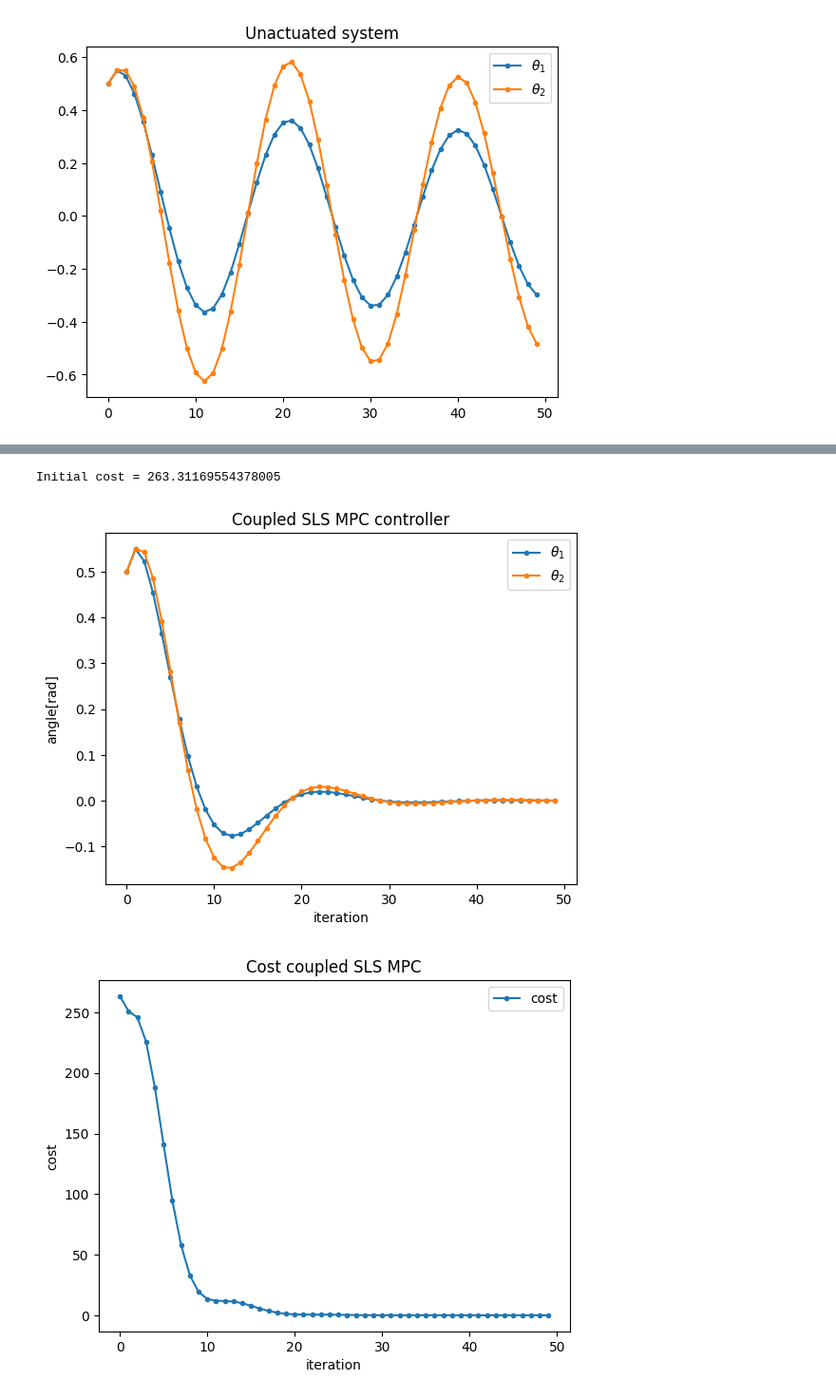
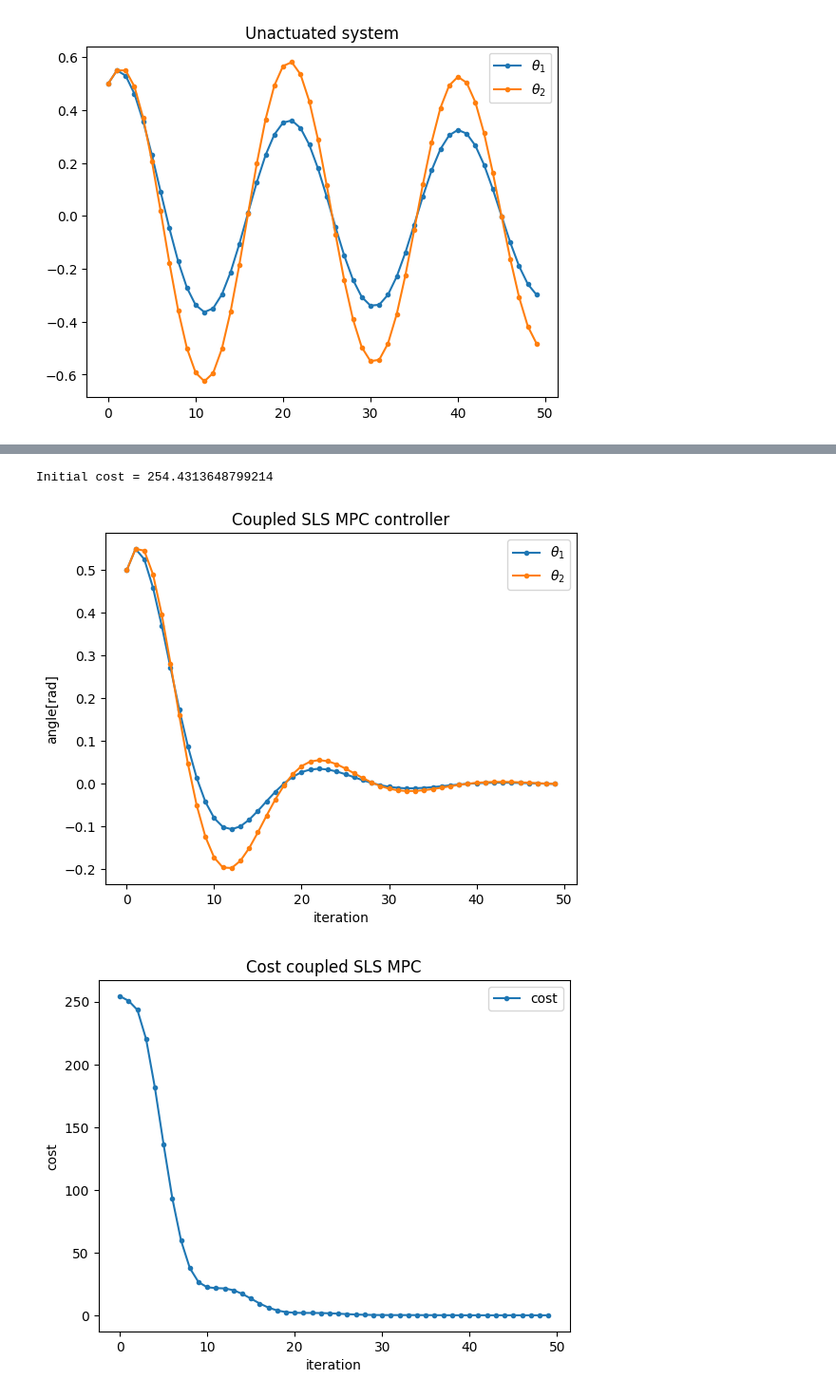
Before and after one commit to vateseif/lmpc-py, a Jupyter notebook: src/dlmpc.ipynb, the cells around one changed output, grey strips where cells are left out. Shown at 95% size. Saved outputs shown, nothing was run; the diff lists cells and outputs as text; code cells hidden in the pictures.

```diff
--- a/src/dlmpc.ipynb
+++ b/src/dlmpc.ipynb
@@ -83,13 +83,13 @@ x_mpc[0] = x0.T
 
 for t in range(Tsim-1):
   # define optim variables
-  x = cp.Variable((NX, T))
-  u = cp.Variable((NU, T-1))
+  x = cp.Variable((NX, T+1))
+  u = cp.Variable((NU, T))
   # define objective
-  objective = cp.Minimize(sum([cp.quad_form(x[:, i], Qq) + cp.quad_form(u[:, i], Ss) for i in range(T-1)]))
+  objective = cp.Minimize(sum([cp.quad_form(x[:, i], Qq) + cp.quad_form(u[:, i], Ss) for i in range(T)]))
   # define constraints
   constraints = [x[:, 0] == x_mpc[t].T.squeeze()]  # initial condition
-  constraints += [x[:, i+1] == A @ x[:, i] + B @ u[:, i] for i in range(T-1)]
+  constraints += [x[:, i+1] == A @ x[:, i] + B @ u[:, i] for i in range(T)]
   constraints += [x[:, -1] == np.zeros((NX))] # terminal constraint
   # solve
   prob = cp.Problem(objective, constraints)
@@ -121,23 +121,23 @@ Initial cost = 263.31169553381943
 # %%
 # feasibility constraints (with terrminal constraint)
-I = np.eye(NX*T)
+I = np.eye(NX*(T+1))
 
-Z = np.eye(NX*(T-1))                                                          # (NX*(T-1), NX*(T-1))
-Z = np.concatenate((Z, np.zeros((NX*(T-1), NX))), axis=1)                     # (NX*(T-1), NX*T)
-Z = np.concatenate((np.zeros((NX, NX*T)), Z), axis=0)                         # (NX*T, NX*T)
+Z = np.eye(NX*T)                                                              # (NX*T, NX*T)
+Z = np.concatenate((Z, np.zeros((NX*T, NX))), axis=1)                         # (NX*T, NX*(T+1))
+Z = np.concatenate((np.zeros((NX, NX*(T+1))), Z), axis=0)                     # (NX*(T+1), NX*(T+1))
 
-E1 = np.concatenate((np.eye(NX), np.zeros((NX*T, NX))))                       # (NX*(T+1), NX)
+E1 = np.concatenate((np.eye(NX), np.zeros((NX*(T+1), NX))))                   # (NX*(T+2), NX)
 
-Aa = np.kron(np.eye(T, dtype=int), A)                                         # (NX*T, NX*T)
-Bb = np.kron(np.eye(T, dtype=int), B)                                         # (NX*T, NU*T)
-Bb = Bb[:, :-NU]                                                              # (NX*T, NU*(T-1))
+Aa = np.kron(np.eye(T+1, dtype=int), A)                                       # (NX*(T+1), NX*(T+1))
+Bb = np.kron(np.eye(T+1, dtype=int), B)                                       # (NX*(T+1), NU*(T+1))
+Bb = Bb[:, :-NU]                                                              # (NX*(T+1), NU*T)
 
-IZA = I - Z @ Aa                                                              # (NX*T, NX*T)
-IZA_terminal = np.concatenate((np.zeros((NX, NX*(T-1))), np.eye(NX)), axis=1) # (NX, NX*T)
-IZA = np.concatenate((IZA, IZA_terminal), axis=0)                             # (NX*(T+1), NX*T)
-ZB = -Z @ Bb                                                                  # (NX*T, NU*(T-1))
-ZB = np.concatenate((ZB, np.zeros((NX, NU*(T-1)))), axis=0)                   # (NX*(T+1), NU*(T-1))
-ZAB = np.concatenate((IZA, ZB), axis=1)                                       # (NX*(T+1), NX*T+NU*(T-1))
+IZA = I - Z @ Aa                                                              # (NX*(T+1), NX*(T+1))
+IZA_terminal = np.concatenate((np.zeros((NX, NX*T)), np.eye(NX)), axis=1)     # (NX, NX*(T+1))
+IZA = np.concatenate((IZA, IZA_terminal), axis=0)                             # (NX*(T+2), NX*(T+1))
+ZB = -Z @ Bb                                                                  # (NX*(T+1), NU*T)
+ZB = np.concatenate((ZB, np.zeros((NX, NU*T))), axis=0)                       # (NX*(T+2), NU*T)
+ZAB = np.concatenate((IZA, ZB), axis=1)                                       # (NX*(T+2), NX*(T+1)+NU*T)
 # %%
 # Coupled SLS MPC: equation (10) in paper
 cost_sls = np.zeros((Tsim))
@@ -148,39 +148,39 @@ for t in range(Tsim-1):
   # initial condition
   x_init = x_sls[t].T
   # decision variables
-  x = cp.Variable((NX*T, 1))
-  phi_u = cp.Variable((NU*(T-1), NX))
+  x = cp.Variable((NX*(T+1), 1))
+  phi_u = cp.Variable((NU*T, NX))
   # cost
-  objective = cp.Minimize(sum([cp.quad_form(x[i*NX:(i+1)*NX], Qq) for i in range(T)]) + cp.quad_form(phi_u @ x_init, np.kron(np.eye(T-1),Ss)))
+  objective = cp.Minimize(sum([cp.quad_form(x[i*NX:(i+1)*NX], Qq) for i in range(T+1)]) + cp.quad_form(phi_u @ x_init, np.kron(np.eye(T),Ss)))
   # constraints
   constraints = [x[:NX] == x_init]
   constraints += [IZA @ x == ZB @ phi_u @ x_init + E1 @ x_init]
   # solve
   prob = cp.Problem(objective, constraints)
   result = prob.solve()
   # store results
   x_sls[t+1, 0, :] = x.value[NX:2*NX].squeeze()
   cost_sls[t] = prob.value
 
 plt.plot(np.arange(0, Tsim), x_sls[:, 0, 0], ".-", label="$\\theta_1$")
 plt.plot(np.arange(0, Tsim), x_sls[:, 0, 2], ".-", label="$\\theta_2$")
 plt.xlabel("iteration")
 plt.ylabel("angle[rad]")
 plt.title("Coupled SLS MPC controller")
 plt.legend(loc="best")
 
 plt.figure()
 plt.plot(np.arange(0, Tsim), cost_sls, ".-", label="cost")
 plt.xlabel("iteration")
 plt.ylabel("cost")
 plt.title("Cost coupled SLS MPC")
 plt.legend(loc="best")
 
 print(f"Initial cost = {cost_sls[0]}")
 # %% [output]
-Initial cost = 263.31169554378005
+Initial cost = 254.4313648799214
-[figure, old version]
+[figure, new version]
-[figure, old version]
+[figure, new version]
 # %%
 def compute_edges() -> List[Tuple[int]]:
   """ Computes the edges for coupled subsystems """
```
Also changed, not shown: parts of 4 cells of this notebook.
